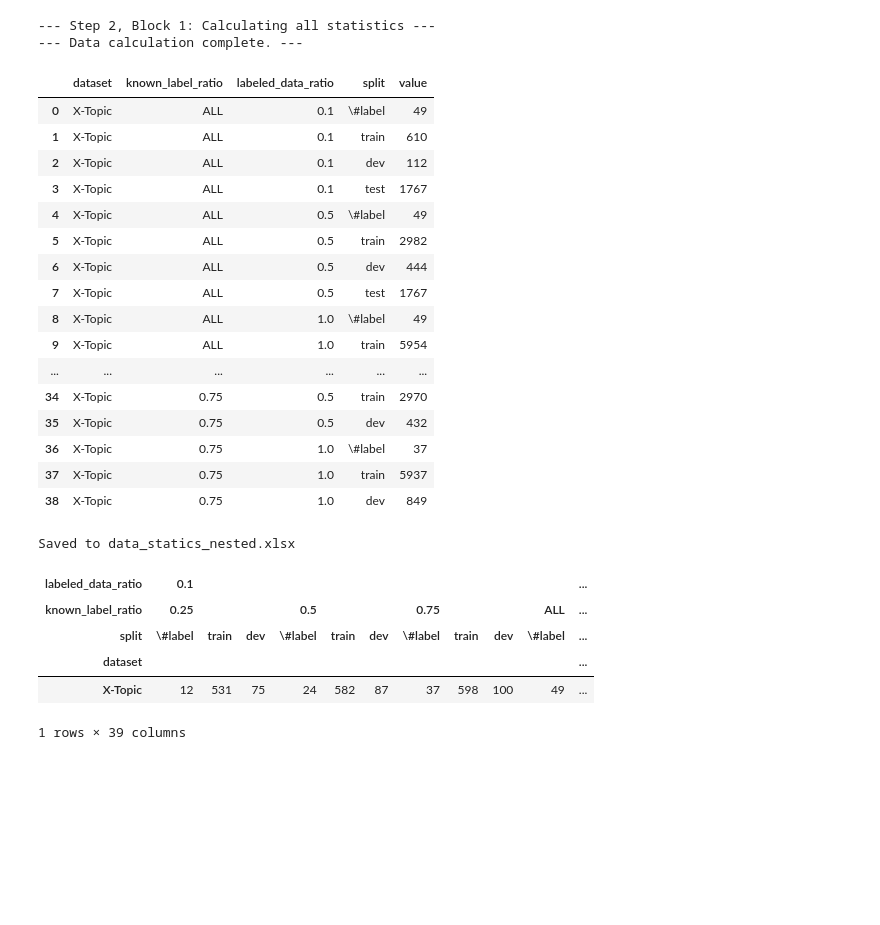
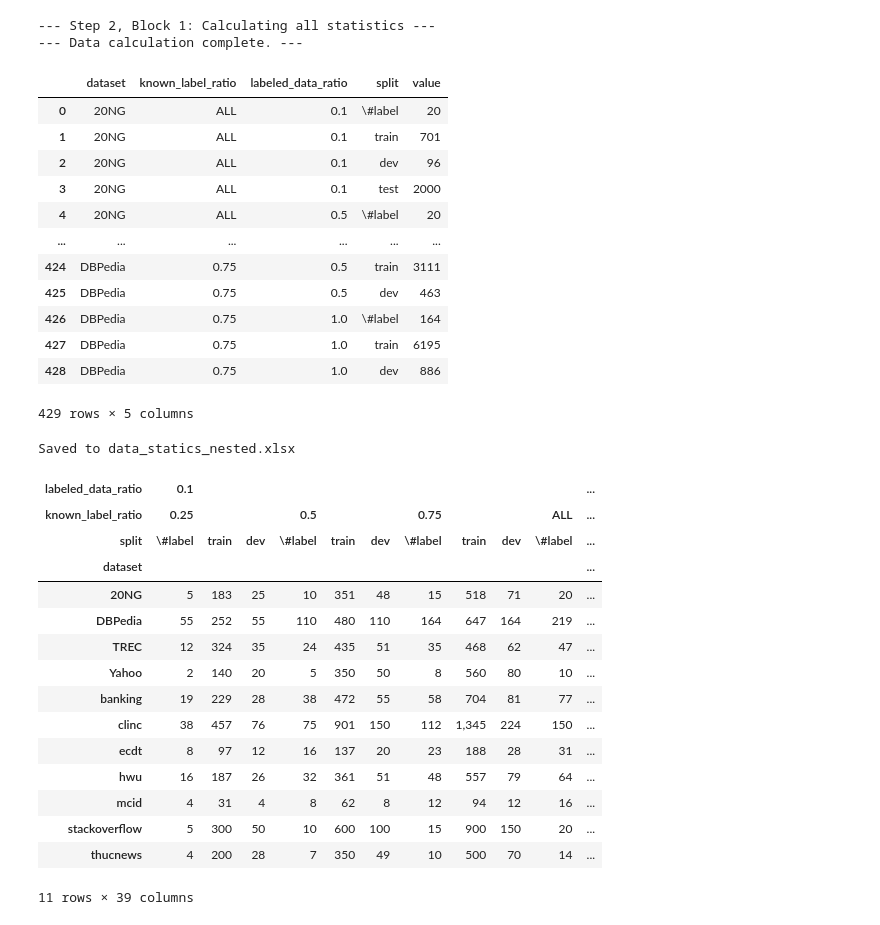
Before and after one commit to CNIC-DSL/BOLT, a Jupyter notebook: data/step2-data_statics.ipynb, the cells around one changed output. Saved outputs shown, nothing was run; the diff lists cells and outputs as text; code cells hidden in the pictures; blank space fills up the shorter version.

```diff
--- a/data/step2-data_statics.ipynb
+++ b/data/step2-data_statics.ipynb
@@ -3,7 +3,8 @@ import pandas as pd
 import os
 
 # --- 配置区 ---
-dataset_list = ['X-Topic']
+dataset_list = ['20NG', 'thucnews', 'Yahoo', 'TREC', 'banking', 'stackoverflow','clinc', 'hwu', 'ecdt',  'mcid','DBPedia']
+
 F_NUM = 5
 P_NUM = 0
 KNOWN_LABEL_RATIOS = [0.25, 0.5, 0.75]
@@ -92,49 +93,45 @@ for dataset_name in dataset_list:
 
                 # 2) 分 LDR & split 的“已标注且属于已知类”的样本数
                 for split in ['train', 'dev']:
                     labeled_data_path = f'{dataset_name}/labeled_data/{LDR}/{split}.tsv'
                     if not os.path.exists(labeled_data_path):
                         continue
                     df_labeled = pd.read_csv(labeled_data_path, sep='\t')
                     if 'labeled' in df_labeled.columns:
                         mask = df_labeled['label'].isin(known_labels) & (df_labeled['labeled'] == True)
                     else:
                         mask = df_labeled['label'].isin(known_labels)
                     rows.append(dict(
                         dataset=dataset_name,
                         known_label_ratio=rate,
                         labeled_data_ratio=LDR,
                         split=split,
                         value=int(mask.sum())
                     ))
 
     except FileNotFoundError as e:
         print(f"    [错误] 统计失败，缺少文件: {e.filename}，已跳过 {dataset_name}")
         continue
 
 print("--- Data calculation complete. ---")
 df = pd.DataFrame(rows)
 df
 # %% [output]
 --- Step 2, Block 1: Calculating all statistics ---
 --- Data calculation complete. ---
 |  | dataset | known_label_ratio | labeled_data_ratio | split | value |
-| 0 | X-Topic | ALL | 0.1 | \#label | 49 |
-| 1 | X-Topic | ALL | 0.1 | train | 610 |
-| 2 | X-Topic | ALL | 0.1 | dev | 112 |
-| 3 | X-Topic | ALL | 0.1 | test | 1767 |
-| 4 | X-Topic | ALL | 0.5 | \#label | 49 |
-| 5 | X-Topic | ALL | 0.5 | train | 2982 |
-| 6 | X-Topic | ALL | 0.5 | dev | 444 |
-| 7 | X-Topic | ALL | 0.5 | test | 1767 |
-| 8 | X-Topic | ALL | 1.0 | \#label | 49 |
-| 9 | X-Topic | ALL | 1.0 | train | 5954 |
+| 0 | 20NG | ALL | 0.1 | \#label | 20 |
+| 1 | 20NG | ALL | 0.1 | train | 701 |
+| 2 | 20NG | ALL | 0.1 | dev | 96 |
+| 3 | 20NG | ALL | 0.1 | test | 2000 |
+| 4 | 20NG | ALL | 0.5 | \#label | 20 |
 | ... | ... | ... | ... | ... | ... |
-| 34 | X-Topic | 0.75 | 0.5 | train | 2970 |
-| 35 | X-Topic | 0.75 | 0.5 | dev | 432 |
-| 36 | X-Topic | 0.75 | 1.0 | \#label | 37 |
-| 37 | X-Topic | 0.75 | 1.0 | train | 5937 |
-| 38 | X-Topic | 0.75 | 1.0 | dev | 849 |
+| 424 | DBPedia | 0.75 | 0.5 | train | 3111 |
+| 425 | DBPedia | 0.75 | 0.5 | dev | 463 |
+| 426 | DBPedia | 0.75 | 1.0 | \#label | 164 |
+| 427 | DBPedia | 0.75 | 1.0 | train | 6195 |
+| 428 | DBPedia | 0.75 | 1.0 | dev | 886 |
+429 rows × 5 columns
 # %%
 # --- 构建 DataFrame 并做嵌套透视（先 LDR 再 rate） ---
 
@@ -191,8 +188,18 @@ Saved to data_statics_nested.xlsx
 | known_label_ratio | 0.25 |  |  | 0.5 |  |  | 0.75 |  |  | ALL | ... |
 | split | \#label | train | dev | \#label | train | dev | \#label | train | dev | \#label | ... |
 | dataset |  |  |  |  |  |  |  |  |  |  | ... |
-| X-Topic | 12 | 531 | 75 | 24 | 582 | 87 | 37 | 598 | 100 | 49 | ... |
+| 20NG | 5 | 183 | 25 | 10 | 351 | 48 | 15 | 518 | 71 | 20 | ... |
+| DBPedia | 55 | 252 | 55 | 110 | 480 | 110 | 164 | 647 | 164 | 219 | ... |
+| TREC | 12 | 324 | 35 | 24 | 435 | 51 | 35 | 468 | 62 | 47 | ... |
+| Yahoo | 2 | 140 | 20 | 5 | 350 | 50 | 8 | 560 | 80 | 10 | ... |
+| banking | 19 | 229 | 28 | 38 | 472 | 55 | 58 | 704 | 81 | 77 | ... |
+| clinc | 38 | 457 | 76 | 75 | 901 | 150 | 112 | 1,345 | 224 | 150 | ... |
+| ecdt | 8 | 97 | 12 | 16 | 137 | 20 | 23 | 188 | 28 | 31 | ... |
+| hwu | 16 | 187 | 26 | 32 | 361 | 51 | 48 | 557 | 79 | 64 | ... |
+| mcid | 4 | 31 | 4 | 8 | 62 | 8 | 12 | 94 | 12 | 16 | ... |
+| stackoverflow | 5 | 300 | 50 | 10 | 600 | 100 | 15 | 900 | 150 | 20 | ... |
+| thucnews | 4 | 200 | 28 | 7 | 350 | 49 | 10 | 500 | 70 | 14 | ... |
-1 rows × 39 columns
+11 rows × 39 columns
 # %%
 # --- 透视：行= (dataset, labeled_data_ratio)，列= (known_label_ratio, split) ---
 pivot = df.pivot_table(
```
Also changed, not shown: parts of 2 cells of this notebook, 14 other files.
